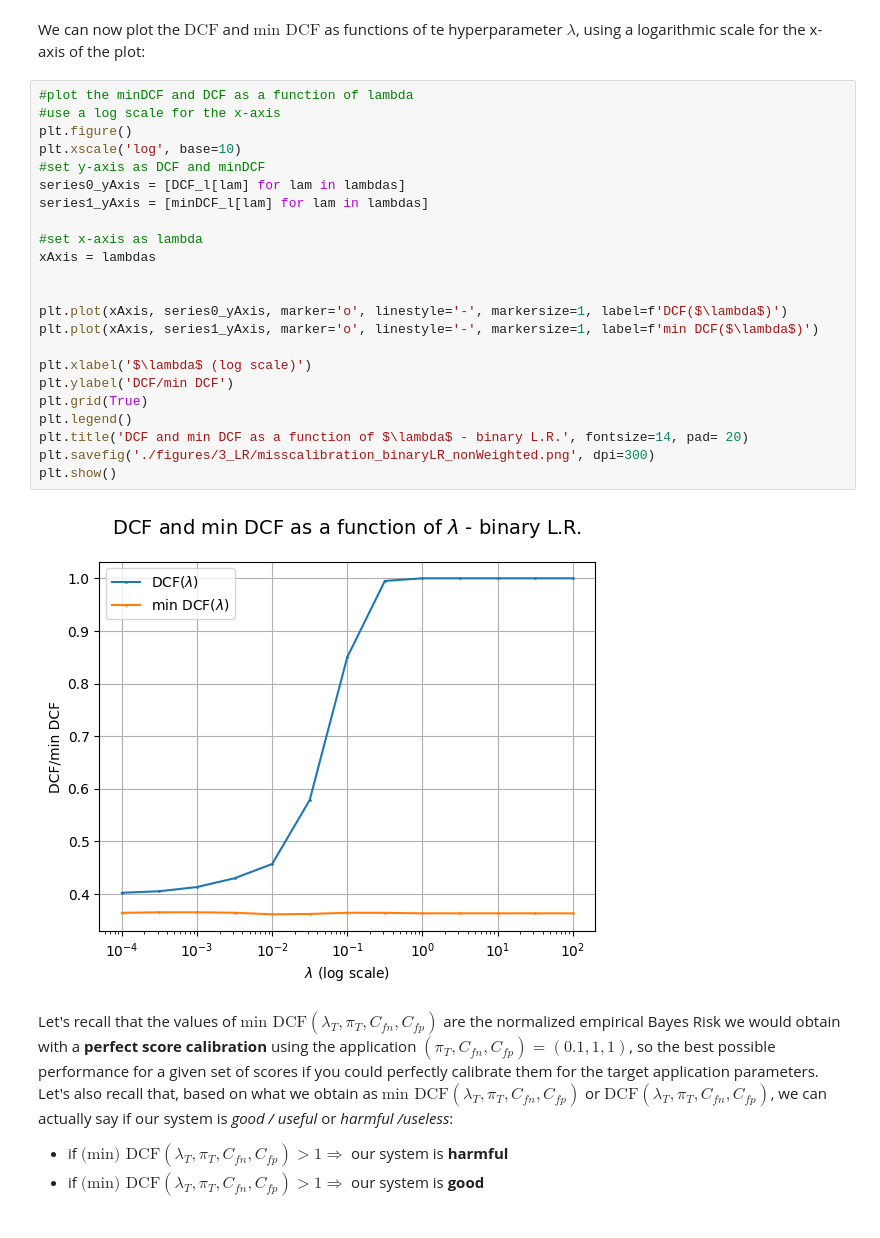
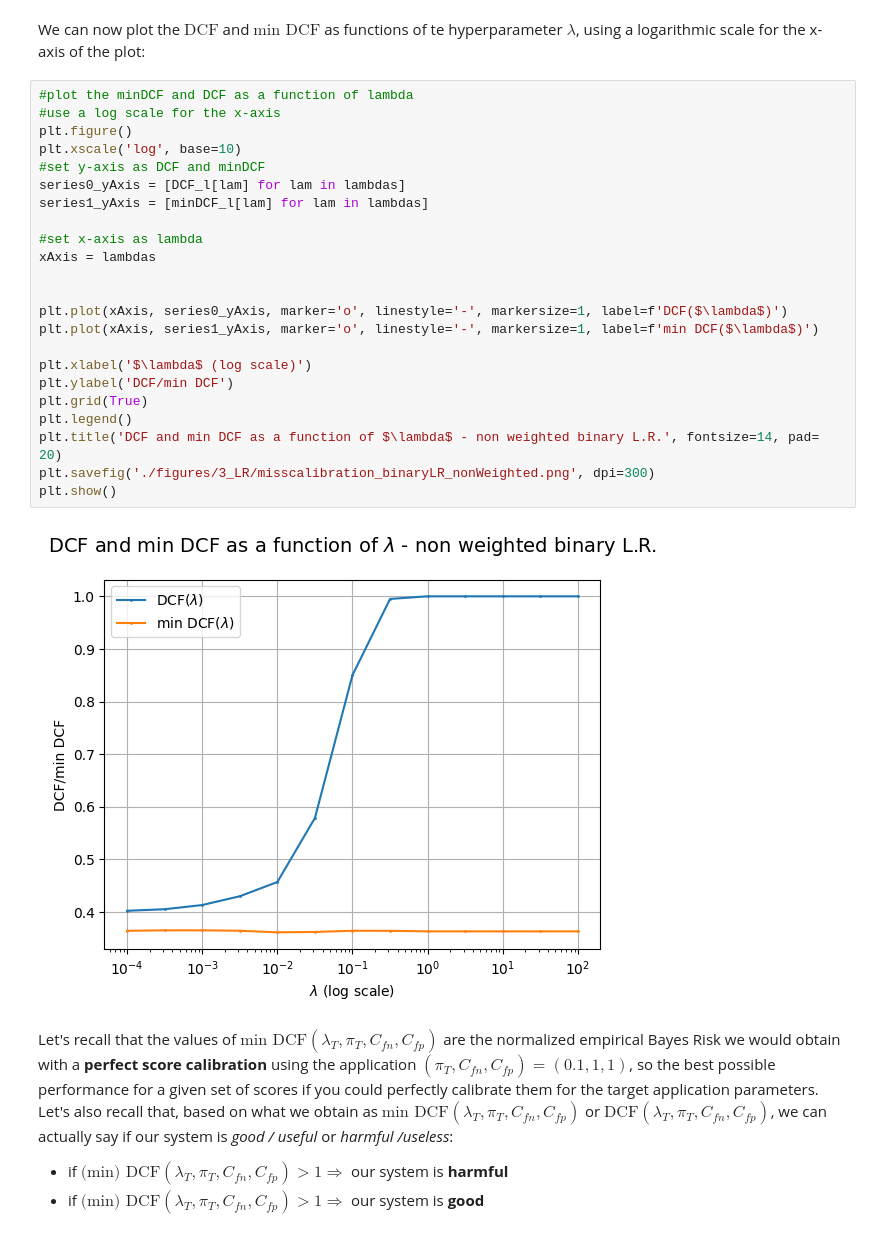
Before and after one commit to RiccardoRevalor/Fingerprint_Spoofing_Detection, a Jupyter notebook: 3_logReg_SVM.ipynb, the cells around one changed output. Drawn from its saved outputs; the diff is of its cells as text.

```diff
--- a/3_logReg_SVM.ipynb
+++ b/3_logReg_SVM.ipynb
@@ -234,28 +234,28 @@ We can now plot the $\text{DCF}$ and $\text{min DCF}$ as functions of te hyperpa
 # %%
 #plot the minDCF and DCF as a function of lambda
 #use a log scale for the x-axis
 plt.figure()
 plt.xscale('log', base=10)
 #set y-axis as DCF and minDCF
 series0_yAxis = [DCF_l[lam] for lam in lambdas]
 series1_yAxis = [minDCF_l[lam] for lam in lambdas]
 
 #set x-axis as lambda
 xAxis = lambdas
 
 
 plt.plot(xAxis, series0_yAxis, marker='o', linestyle='-', markersize=1, label=f'DCF($\lambda$)')
 plt.plot(xAxis, series1_yAxis, marker='o', linestyle='-', markersize=1, label=f'min DCF($\lambda$)')
 
 plt.xlabel('$\lambda$ (log scale)')
 plt.ylabel('DCF/min DCF')
 plt.grid(True)
 plt.legend()
-plt.title('DCF and min DCF as a function of $\lambda$ - binary L.R.', fontsize=14, pad= 20)
+plt.title('DCF and min DCF as a function of $\lambda$ - non weighted binary L.R.', fontsize=14, pad= 20)
 plt.savefig('./figures/3_LR/misscalibration_binaryLR_nonWeighted.png', dpi=300)
 plt.show()
 # %% [output]
-[figure, old version]
+[figure, new version]
 # %% [markdown]
 Let's recall that the values of $\text{min DCF}(\lambda_T, \pi_T, C_{fn}, C_{fp})$ are the normalized empirical Bayes Risk we would obtain with a **perfect score calibration** using the application $(\pi_T, C_{fn}, C_{fp}) = (0.1, 1, 1)$, so the best possible performance for a given set of scores if you could perfectly calibrate them for the target application parameters. <br>
 Let's also recall that, based on what we obtain as $\text{min DCF}(\lambda_T, \pi_T, C_{fn}, C_{fp})$ or $\text{DCF}(\lambda_T, \pi_T, C_{fn}, C_{fp})$, we can actually say if our system is *good / useful* or *harmful /useless*:
```
Also changed, not shown: parts of 1 cell of this notebook, 2 other files.
